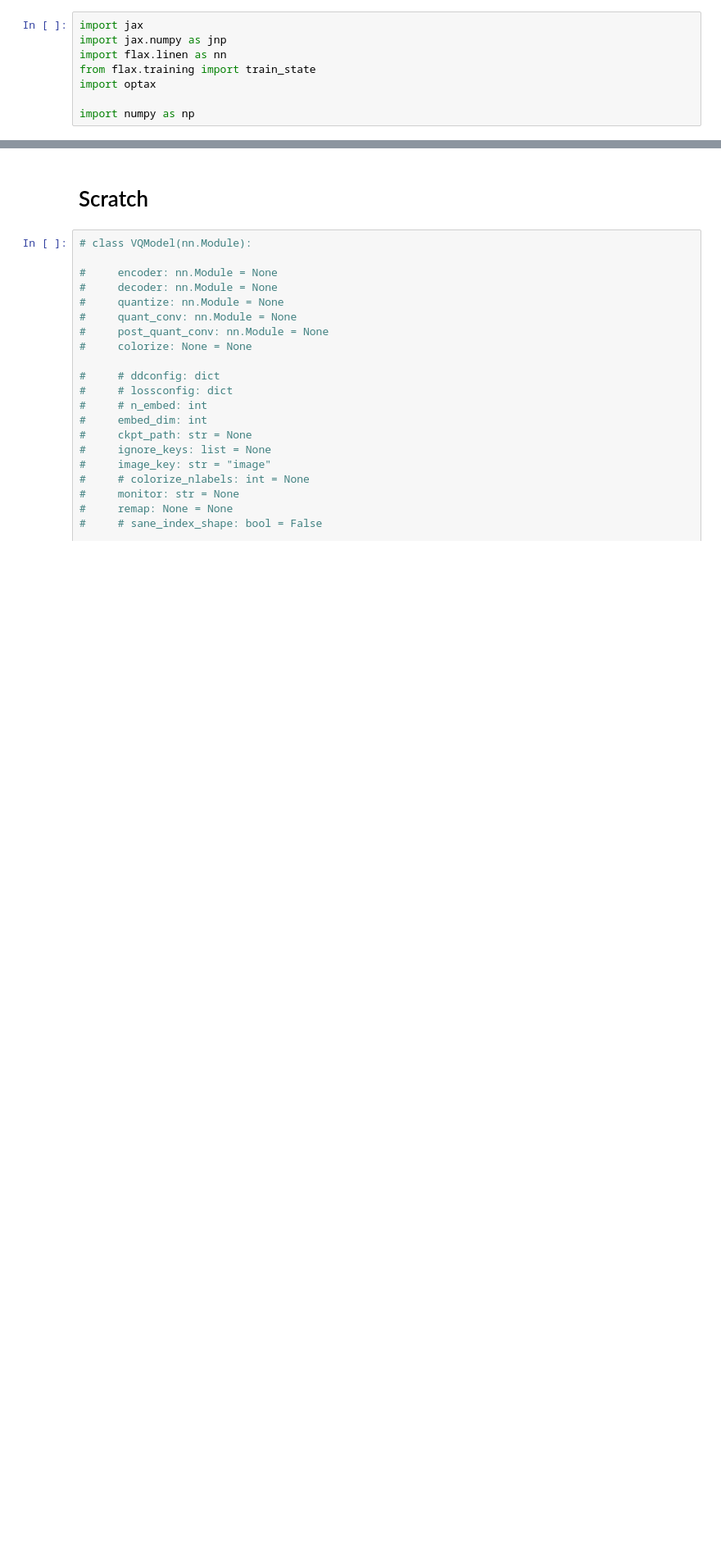
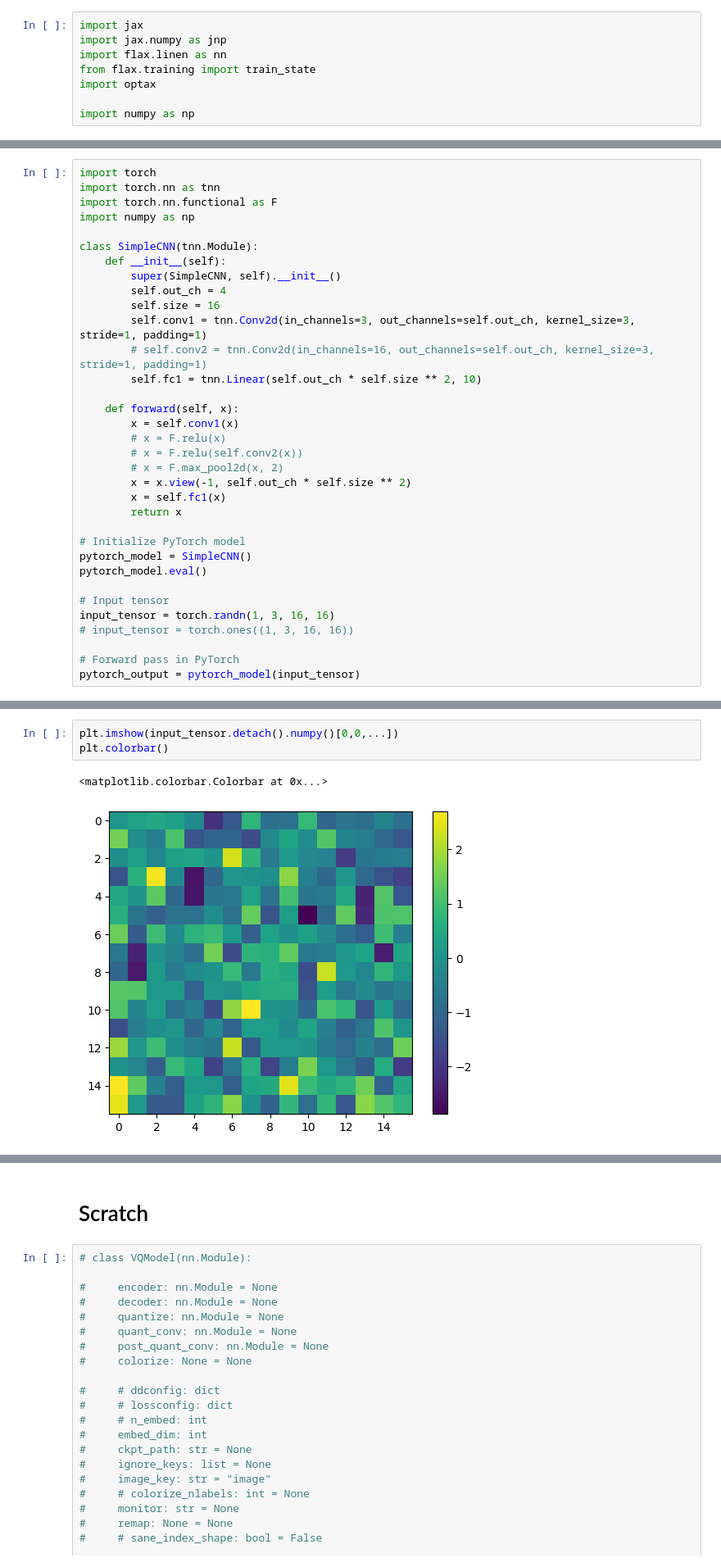
Before and after one commit to matthew9671/maskgit, a Jupyter notebook: torch_to_jax.ipynb, the cells around one changed output, grey strips where cells are left out. Shown at 82% size. Saved outputs shown, nothing was run; the diff lists cells and outputs as text; blank space fills up the shorter version.

```diff
--- a/torch_to_jax.ipynb
+++ b/torch_to_jax.ipynb
@@ -454,0 +459,34 @@ ipdb>  exit
+# %%
+import torch
+import torch.nn as tnn
+import torch.nn.functional as F
+import numpy as np
+
+class SimpleCNN(tnn.Module):
+    def __init__(self):
+        super(SimpleCNN, self).__init__()
+        self.out_ch = 4
+        self.size = 16
+        self.conv1 = tnn.Conv2d(in_channels=3, out_channels=self.out_ch, kernel_size=3, stride=1, padding=1)
+        # self.conv2 = tnn.Conv2d(in_channels=16, out_channels=self.out_ch, kernel_size=3, stride=1, padding=1)
+        self.fc1 = tnn.Linear(self.out_ch * self.size ** 2, 10)
+
+    def forward(self, x):
+        x = self.conv1(x)
+        # x = F.relu(x)
+        # x = F.relu(self.conv2(x))
+        # x = F.max_pool2d(x, 2)
+        x = x.view(-1, self.out_ch * self.size ** 2)
+        x = self.fc1(x)
+        return x
+
+# Initialize PyTorch model
+pytorch_model = SimpleCNN()
+pytorch_model.eval()
+
+# Input tensor
+input_tensor = torch.randn(1, 3, 16, 16)
+# input_tensor = torch.ones((1, 3, 16, 16))
+
+# Forward pass in PyTorch
+pytorch_output = pytorch_model(input_tensor)
@@ -454,0 +581,6 @@ ipdb>  exit
+# %%
+plt.imshow(input_tensor.detach().numpy()[0,0,...])
+plt.colorbar()
+# %% [output]
+<matplotlib.colorbar.Colorbar at 0x...>
+[figure, added]
```
Also changed, not shown: parts of 14 cells of this notebook.
